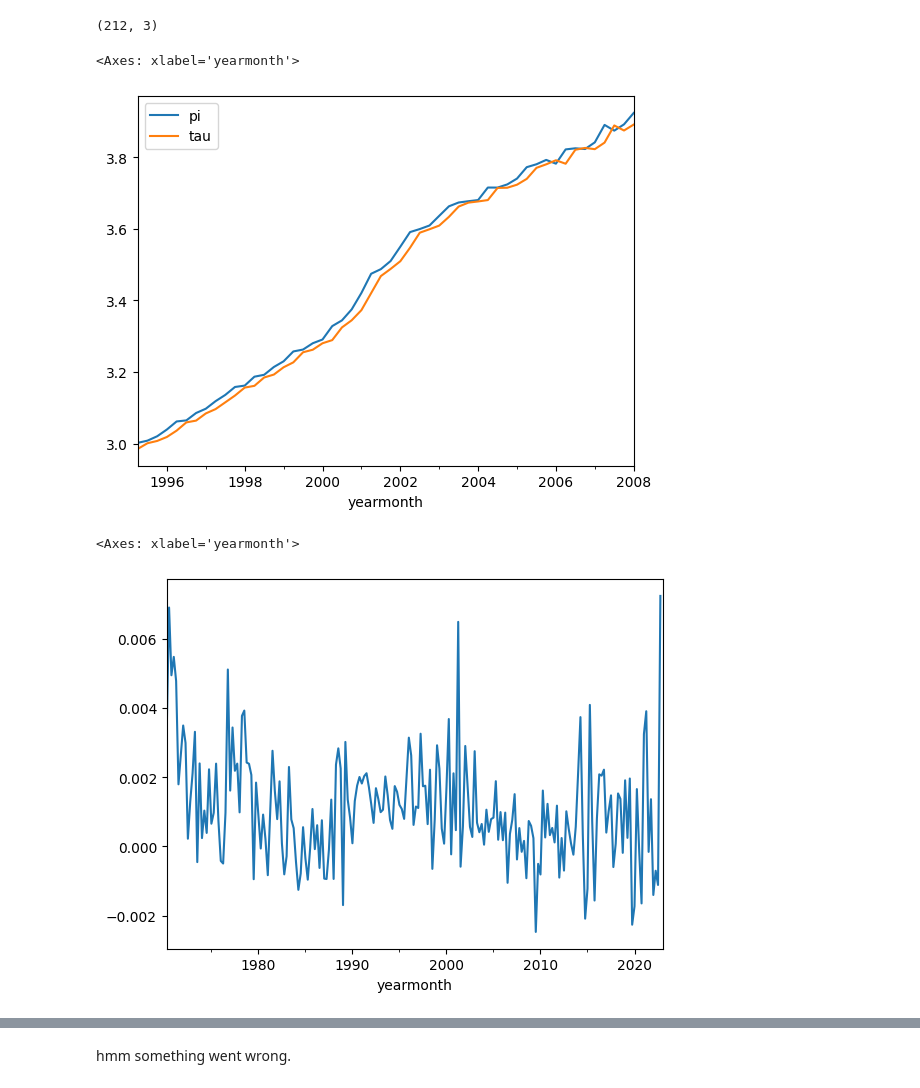
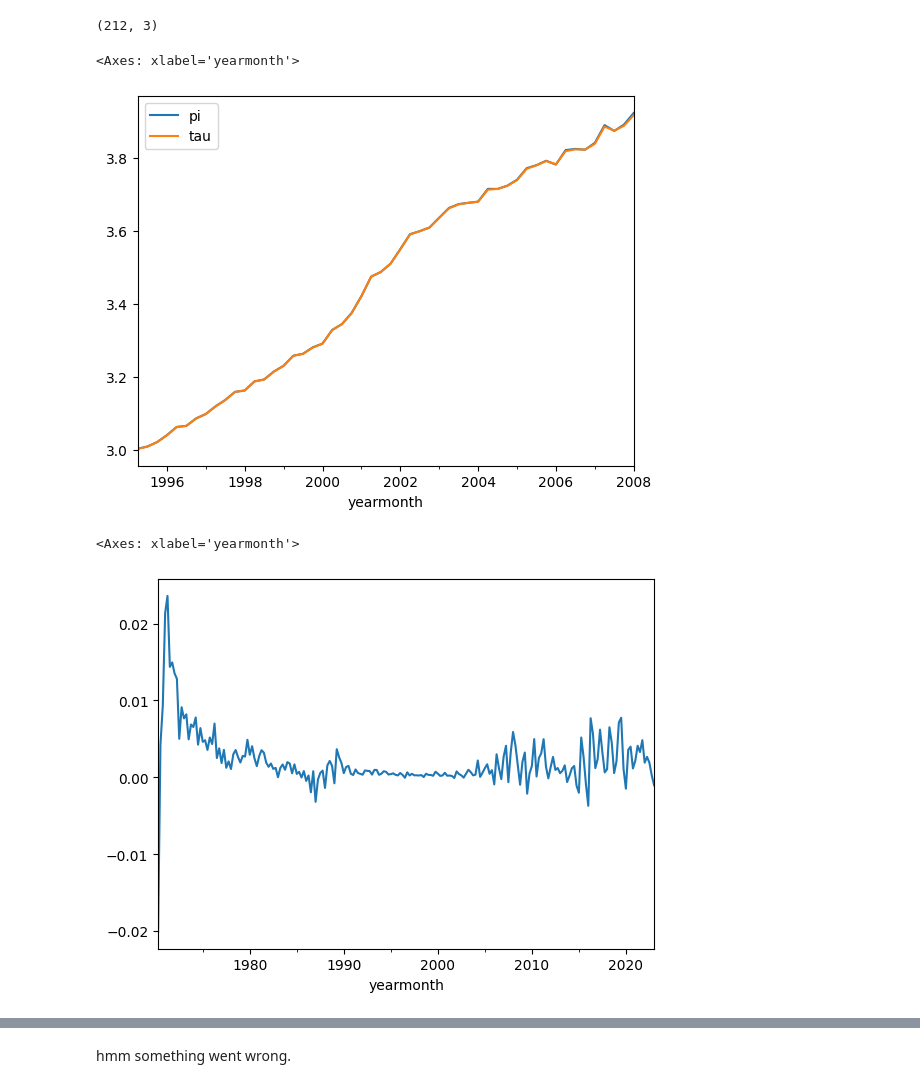
Before and after one commit to mvanaltvorst/seminar, a Jupyter notebook: notebooks/explore/ucsv_particle_filter.ipynb, the cells around one changed output, grey strips where cells are left out. Drawn from its saved outputs; the diff is of its cells as text; code cells hidden in the pictures.

```diff
--- a/notebooks/explore/ucsv_particle_filter.ipynb
+++ b/notebooks/explore/ucsv_particle_filter.ipynb
@@ -109,12 +109,7 @@ class UCSVPF(BaseModel):
         )
 
         # Weights
-        W0 = np.zeros(self.num_particles)
-        # Weight corresponds to the PDF of the normal distribution
-        # with mean 1 and variance sigma_eta^2
-        W0 = scipy.stats.norm.pdf(X0[:, 0], loc=1, scale=VAGUE_PRIOR_TAU_SIGMA)
-        # Normalize
-        W0 = W0 / np.sum(W0)
+        W0 = np.ones(self.num_particles) / self.num_particles
 
         # History of particles and weights
         X = np.zeros((n + 1, self.num_particles, 3))
@@ -125,22 +120,17 @@ class UCSVPF(BaseModel):
         # The first observation in the data corresponds
         # to t=1.
         for t in trange(1, n + 1):
-            # Step 1: resample
-            indices = np.random.choice(
-                self.num_particles, size=self.num_particles, replace=True, p=W[t - 1, :]
-            )
-            X[t, :, :] = X[t - 1, indices, :]
+            # Step 1: update step
             # Reset W after resampling
             W[t, :] = np.ones(self.num_particles) / self.num_particles
+            for i in range(self.num_particles):
+                # lnsetasq follows a random walk with variance gamma
+                X[t, i, 1] = np.random.normal(loc = X[t-1, i, 1], scale = np.sqrt(GAMMA))
+                # lnsepsilonsq follows a random walk with variance gamma
+                X[t, i, 2] = np.random.normal(loc = X[t-1, i, 2], scale = np.sqrt(GAMMA))
 
-            # Step 2: update step
-            for i in range(self.num_particles):
                 # tau follows a random walk with variance exp(lnsepilonsq) (index 2)
-                X[t, i, 0] = np.random.normal(loc = X[t, i, 0], scale = np.sqrt(np.exp(X[t, i, 2])))
-                # lnsetasq follows a random walk with variance gamma
-                X[t, i, 1] = np.random.normal(loc = X[t, i, 1], scale = np.sqrt(GAMMA))
-                # lnsepsilonsq follows a random walk with variance gamma
-                X[t, i, 2] = np.random.normal(loc = X[t, i, 2], scale = np.sqrt(GAMMA))
+                X[t, i, 0] = np.random.normal(loc = X[t-1, i, 0], scale = np.sqrt(np.exp(X[t, i, 2])))
 
                 # Calculate the weights
                 # Random normal PDF of observation pi[t-1] (pi was shifted by 1)
@@ -150,6 +140,13 @@ class UCSVPF(BaseModel):
 
             # Normalize the weights
             W[t, :] = W[t, :] / np.sum(W[t, :])
+
+            # Step 2: resample
+            indices = np.random.choice(
+                self.num_particles, size=self.num_particles, replace=True, p=W[t, :]
+            )
+            X[t, :, :] = X[t, indices, :]
+
 
         self.X = X[1:, :, :] # Remove t=0
         self.W = W[1:, :]
@@ -196,12 +220,12 @@ merged = pd.concat(
 merged[["pi", "tau"]].iloc[100:152].plot()
 # %% [output]
 <Axes: xlabel='yearmonth'>
-[figure, old version]
+[figure, new version]
 # %%
-(merged["pi"] - merged["tau"].shift(-1)).plot()
+(merged["pi"] - merged["tau"]).plot()
 # %% [output]
 <Axes: xlabel='yearmonth'>
-[figure, old version]
+[figure, new version]
 # %%
 import pandas as pd
 import matplotlib.pyplot as plt
```
Also changed, not shown: parts of 5 cells of this notebook.
